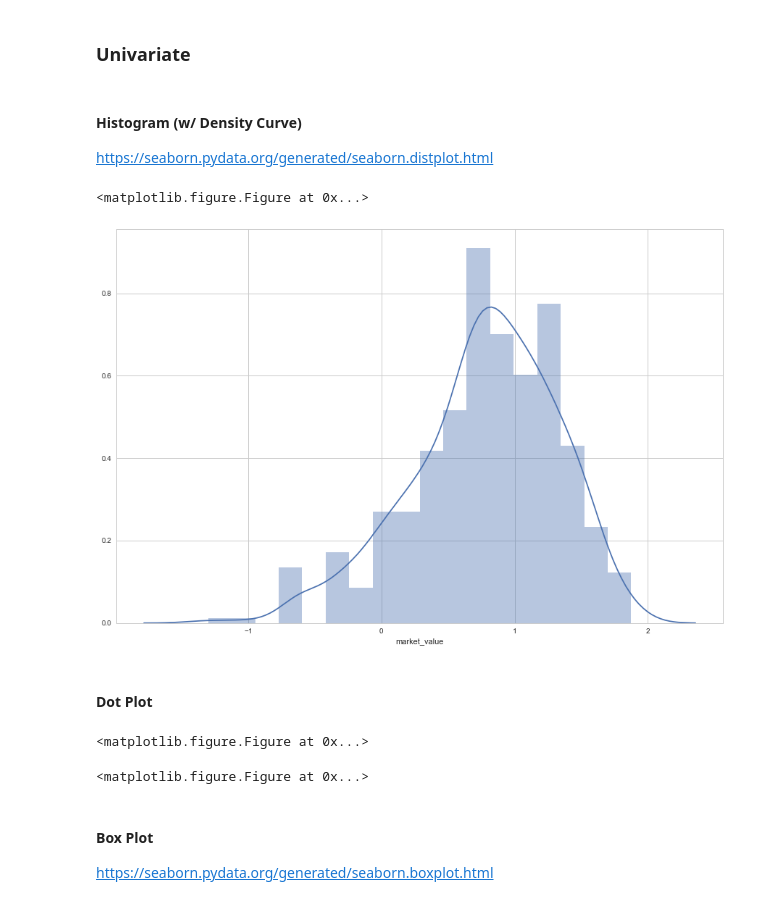
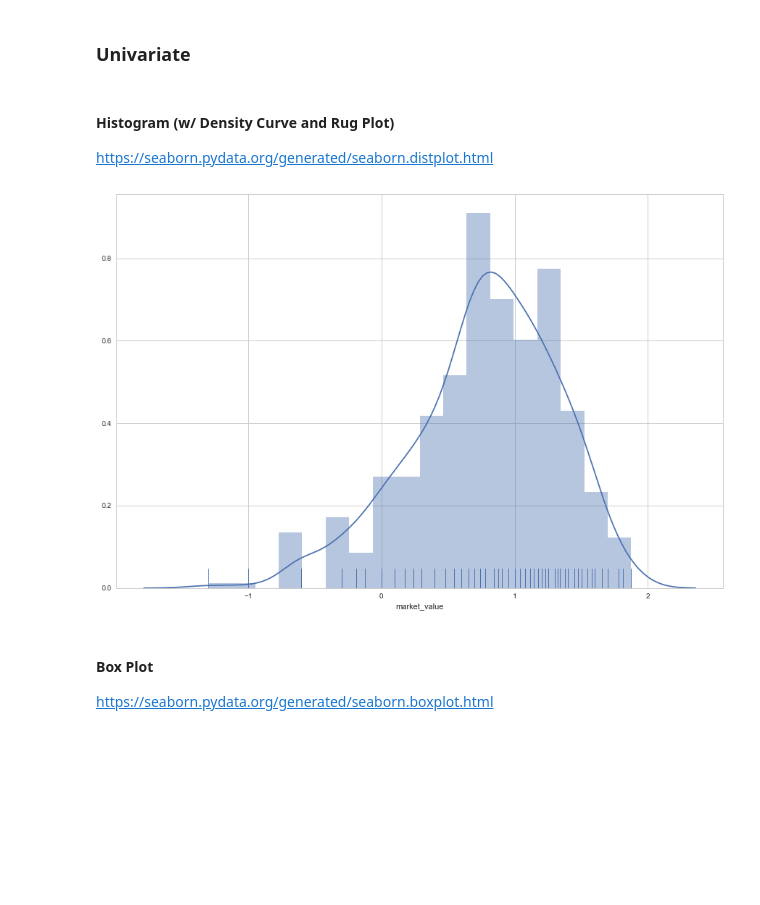
Before and after one commit to basilvetas/seaborn-visualizations, a Jupyter notebook: Data-Visualizations-Python.ipynb, the cells around one changed output. Saved outputs shown, nothing was run; the diff lists cells and outputs as text; code cells hidden in the pictures; blank space fills up the shorter version.

```diff
--- a/Data-Visualizations-Python.ipynb
+++ b/Data-Visualizations-Python.ipynb
@@ -139,25 +101,16 @@ df.region = df.region.fillna(0) # fill in our single missing value as 0
 # %% [markdown]
 ### Univariate
 # %% [markdown]
-#### Histogram (w/ Density Curve)
+#### Histogram (w/ Density Curve and Rug Plot)
 https://seaborn.pydata.org/generated/seaborn.distplot.html
 # %%
 # Set figure size
 plt.figure(figsize=(15,10))
 
-# on log10 scale (millions)
-ax = sns.distplot(np.log10(df.market_value)) # set kde=False to remove density curve
+# x on log10 scale
+ax = sns.distplot(np.log10(df.market_value), rug=True) # set kde=False to remove density curve
 # %% [output]
-<matplotlib.figure.Figure at 0x...>
-[figure, old version]
+[figure, new version]
-# %% [markdown]
-#### Dot Plot
-# %%
-# Set figure size
-plt.figure(figsize=(15,10))
-# %% [output]
-<matplotlib.figure.Figure at 0x...>
-<matplotlib.figure.Figure at 0x...>
 # %% [markdown]
 #### Box Plot
 https://seaborn.pydata.org/generated/seaborn.boxplot.html
```
Also changed, not shown: parts of 33 cells of this notebook.
